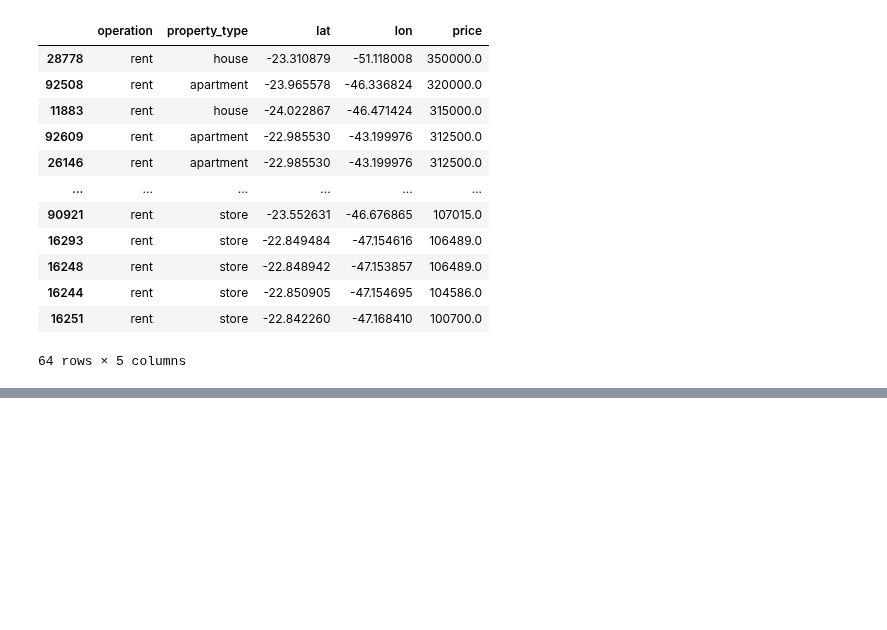
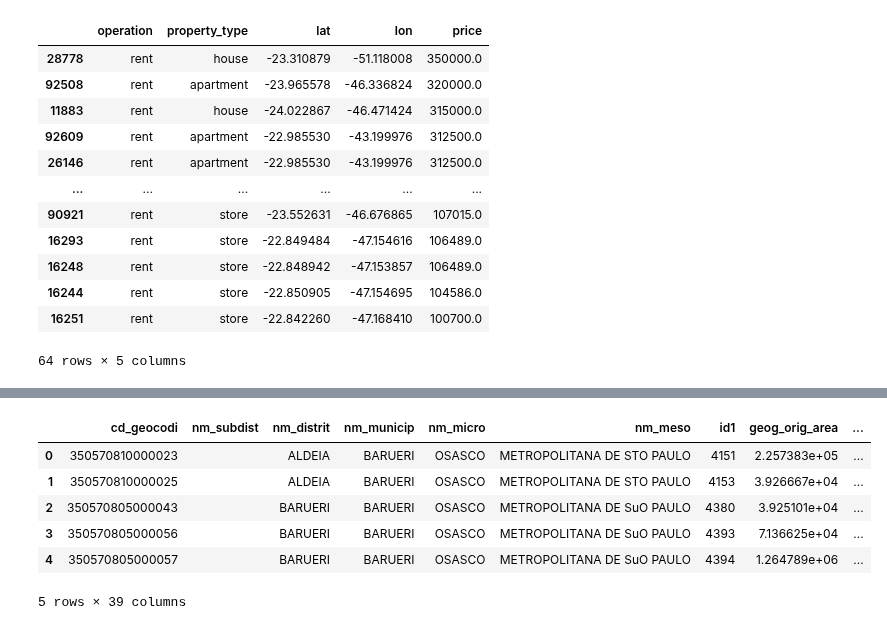
Before and after one commit to q-downgrade/informal-settlement-identification, a Jupyter notebook: workspaces/matteo/code/Untitled.ipynb, the cells around one changed output, grey strips where cells are left out. Drawn from its saved outputs; the diff is of its cells as text; code cells hidden in the pictures; blank space fills up the shorter version.

```diff
--- a/workspaces/matteo/code/Untitled.ipynb
+++ b/workspaces/matteo/code/Untitled.ipynb
@@ -209,0 +198,2 @@ data_brazil_concat[data_brazil_concat['price'] > 100_000].sort_values(by= 'price
+# %%
+df = pd.read_csv('https://general-assembly-project-5.s3.amazonaws.com/sp_master.csv')
@@ -209,0 +219,16 @@ data_brazil_concat[data_brazil_concat['price'] > 100_000].sort_values(by= 'price
+# %%
+df['total_listing_count'] = df['sao_paulo_apartment_count_listings'] + df['brazil_apartment_count_listings'] + df['brazil_house_count_listings'] + df['brazil_ph_count_listings'] + df['brazil_store_count_listings']
+# %%
+df['listing/pop'] = df['total_listing_count'] / df['population_estimate']
+# %%
+df['listing/area'] = df['total_listing_count'] / df['geog_orig_area']
+# %%
+df.head()
+# %% [output]
+|  | cd_geocodi | nm_subdist | nm_distrit | nm_municip | nm_micro | nm_meso | id1 | geog_orig_area | ... |
+| 0 | 350570810000023 |  | ALDEIA | BARUERI | OSASCO | METROPOLITANA DE STO PAULO | 4151 | 2.257383e+05 | ... |
+| 1 | 350570810000025 |  | ALDEIA | BARUERI | OSASCO | METROPOLITANA DE STO PAULO | 4153 | 3.926667e+04 | ... |
+| 2 | 350570805000043 |  | BARUERI | BARUERI | OSASCO | METROPOLITANA DE SuO PAULO | 4380 | 3.925101e+04 | ... |
+| 3 | 350570805000056 |  | BARUERI | BARUERI | OSASCO | METROPOLITANA DE SuO PAULO | 4393 | 7.136625e+04 | ... |
+| 4 | 350570805000057 |  | BARUERI | BARUERI | OSASCO | METROPOLITANA DE SuO PAULO | 4394 | 1.264789e+06 | ... |
+5 rows × 39 columns
```
Also changed, not shown: parts of 9 cells of this notebook, 7 other files.
